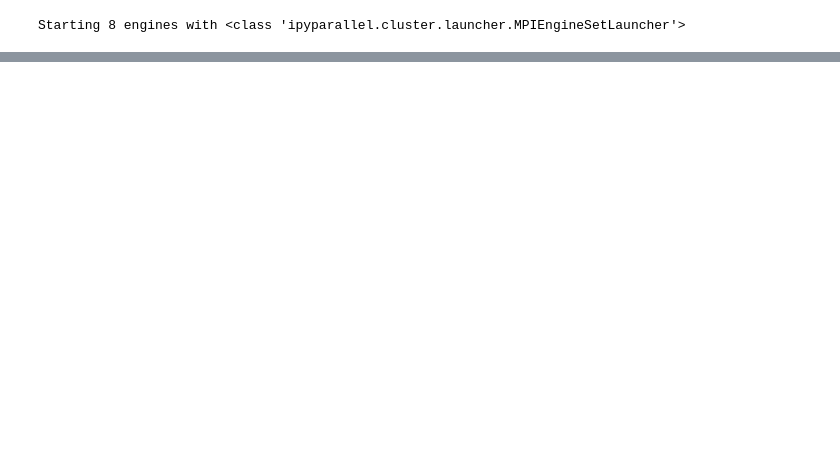
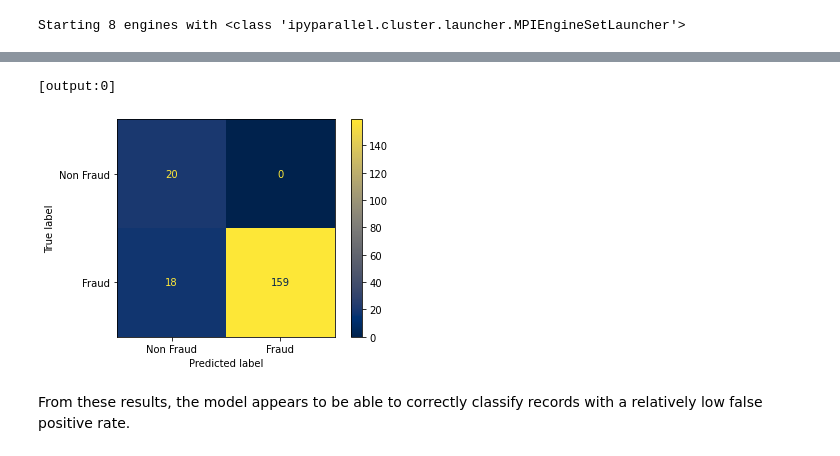
Before and after one commit to Bodo-inc/Bodo-examples, a Jupyter notebook: ml/credit-card-fraud.ipynb, the cells around one changed output, grey strips where cells are left out. Cells and saved outputs as stored; diff of their text form; code cells hidden in the pictures; blank space fills up the shorter version.

```diff
--- a/ml/credit-card-fraud.ipynb
+++ b/ml/credit-card-fraud.ipynb
@@ -303,0 +270,18 @@ Accuracy score of the XGBoost model is 0.9989466661985184
+# %%
+%%px
+
+@bodo.jit(cache=False)
+def prediction_model(x_train, x_test, y_train, y_test):
+
+    print(x_train.shape, x_test.shape)
+
+    model = RandomForestClassifier()
+    #model = LogisticRegression()
+    model.fit(x_train, y_train)
+    preds = model.predict(x_test)
+
+    preds = bodo.gatherv(preds, root=0)
+
+    return preds
+
+preds = prediction_model(x_train, x_test, y_train, y_test)
@@ -303,0 +292,7 @@ Accuracy score of the XGBoost model is 0.9989466661985184
+# %%
+%%px
+
+@bodo.jit(distributed=['df'])
+def gatter_rank(df):
+    df_ = bodo.gatherv(df, root=0)
+    return df_
@@ -303,0 +301,11 @@ Accuracy score of the XGBoost model is 0.9989466661985184
+# %%
+%%px
+
+y_test = gatter_rank(y_test)
+
+
+if bodo.get_rank() == 0:
+    print(
+        f"ROC AUC : {roc_auc_score(y_test, preds):.3f}\n\n"
+        f"{classification_report(y_test, preds)}"
+    )
@@ -303,0 +329,14 @@ Accuracy score of the XGBoost model is 0.9989466661985184
+# %%
+%%px
+
+if bodo.get_rank() == 0:
+    ConfusionMatrixDisplay.from_predictions(
+        y_test, preds,
+        display_labels=['Non Fraud', 'Fraud'],
+        cmap='cividis'
+    )
+# %% [output]
+[output:0]
+[figure, added]
+# %% [markdown]
+From these results, the model appears to be able to correctly classify records with a relatively low false positive rate.
```
Also changed, not shown: parts of 67 cells of this notebook, 1 other file.
